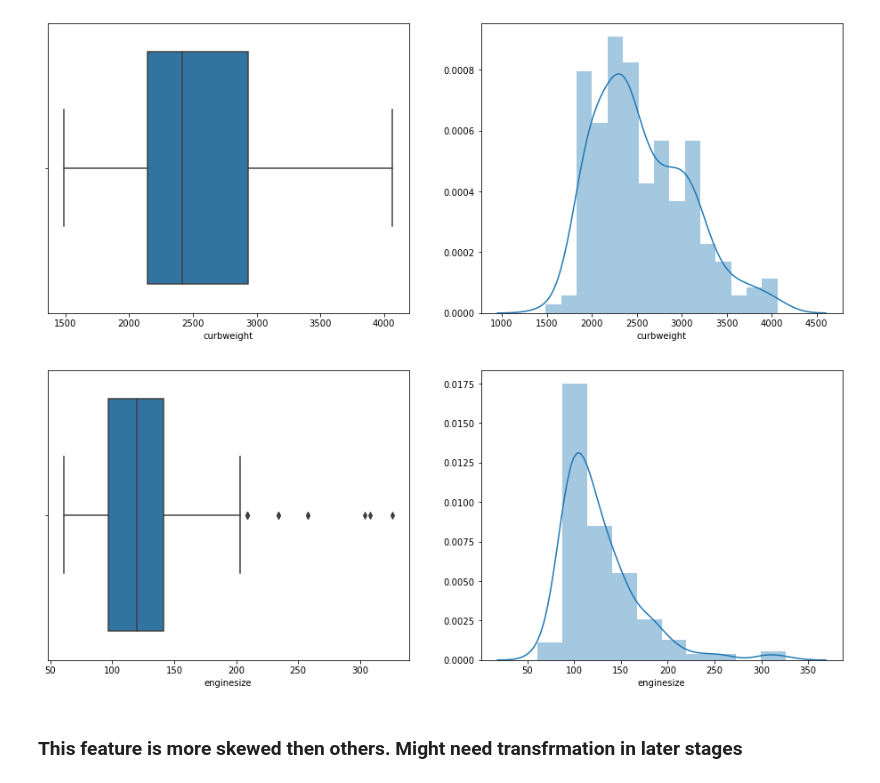
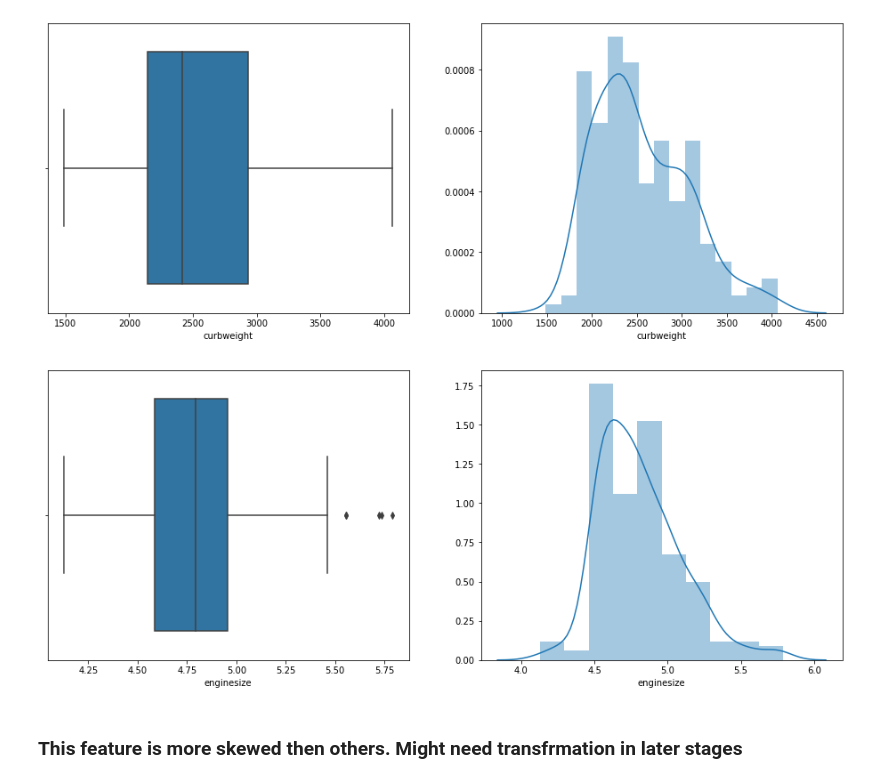
Before and after one commit to prateekkohli1992/regression_1, a Jupyter notebook: EXPLORE_DATA_AND_GAPS.ipynb, the cells around one changed output. Cells and saved outputs as stored; diff of their text form; code cells hidden in the pictures.

```diff
--- a/EXPLORE_DATA_AND_GAPS.ipynb
+++ b/EXPLORE_DATA_AND_GAPS.ipynb
@@ -480,12 +484,12 @@ plt.show()
 [figure]
 # %%
 fig,ax = plt.subplots(ncols=2,figsize=(16, 6))
-sns.boxplot(data_numeric['enginesize'],ax=ax[0])
-sns.distplot(data_numeric['enginesize'],bins=10,ax=ax[1])
+sns.boxplot(np.log(data_numeric['enginesize']+1),ax=ax[0])
+sns.distplot(np.log(data_numeric['enginesize']+1),bins=10,ax=ax[1])
 
 plt.show()
 # %% [output]
-[figure, old version]
+[figure, new version]
 # %% [markdown]
 ### This feature is more skewed then others. Might need transfrmation in later stages
 # %% [markdown]
```
Also changed, not shown: parts of 32 cells of this notebook, 9 other files.
